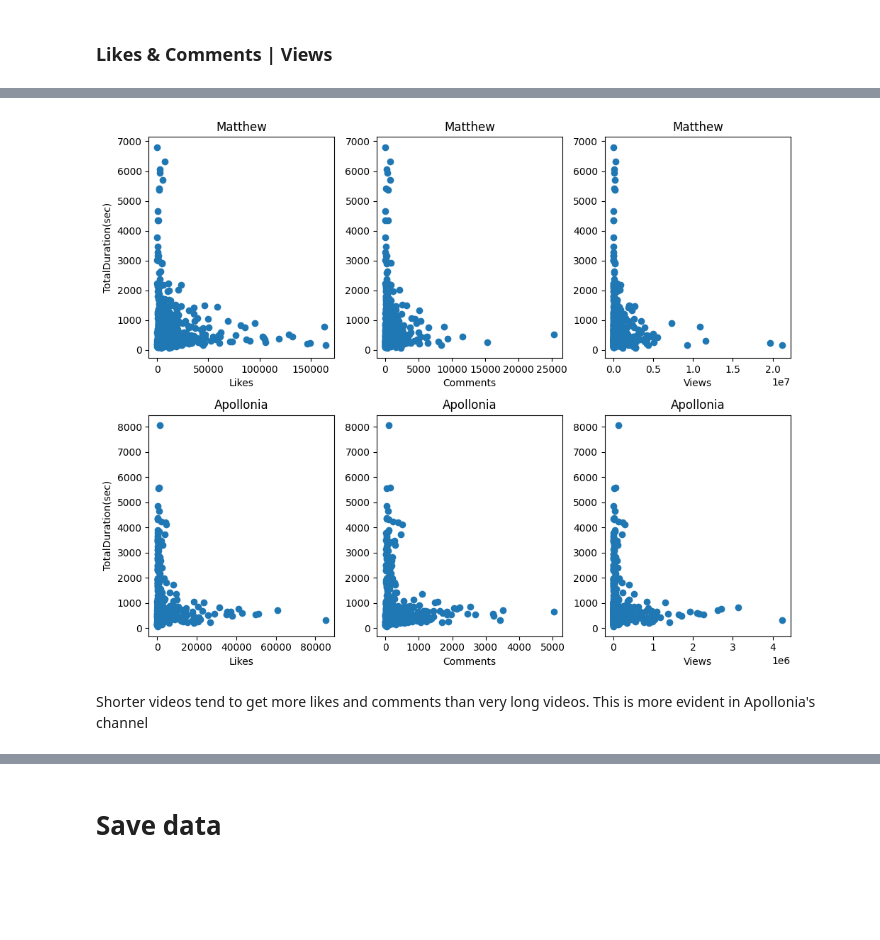
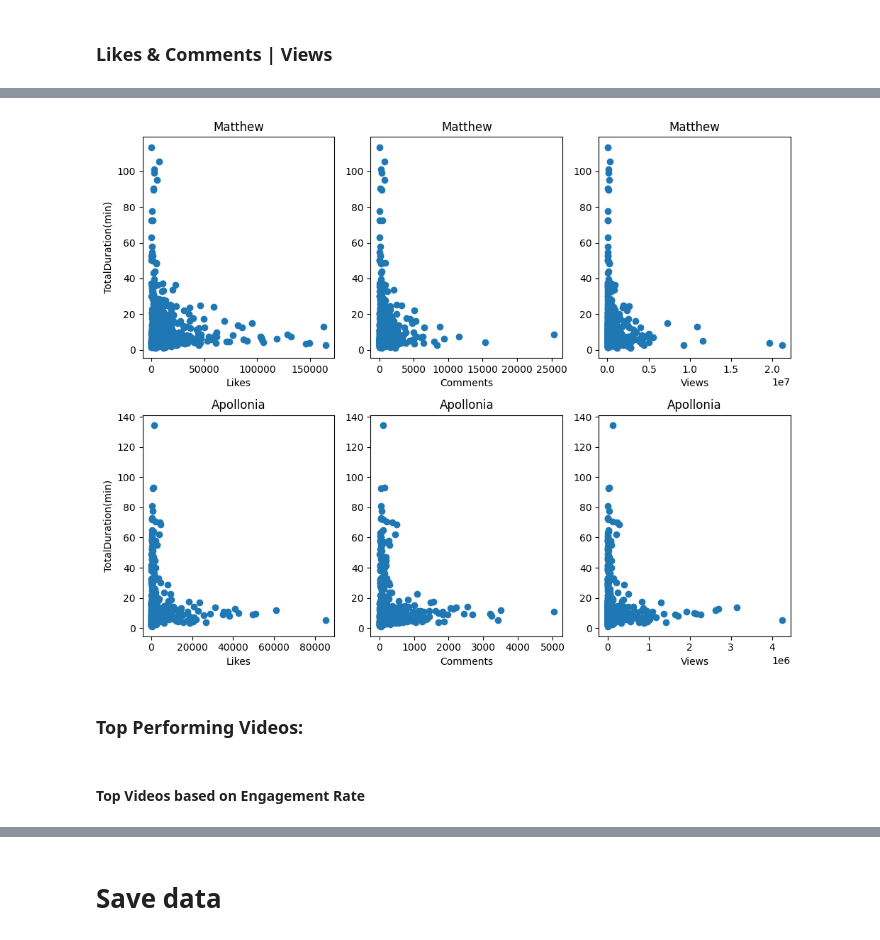
Before and after one commit to vsalto/Ironhack-Module3-project, a Jupyter notebook: notebooks/youtube_content_analysis.ipynb, the cells around one changed output, grey strips where cells are left out. Drawn from its saved outputs; the diff is of its cells as text; code cells hidden in the pictures; blank space fills up the shorter version.

```diff
--- a/notebooks/youtube_content_analysis.ipynb
+++ b/notebooks/youtube_content_analysis.ipynb
@@ -661,0 +764,6 @@ Channel Growth over time
+# %%
+mat_df['Engagement Rate'] = 100*(mat_df['Likes']+mat_df['Comments'])/mat_df['Views']
+apo_df['Engagement Rate'] = 100*(apo_df['Likes']+apo_df['Comments'])/apo_df['Views']
+display(mat_df['Engagement Rate'].describe())
+print()
+display(apo_df['Engagement Rate'].describe())
@@ -837,42 +1017,43 @@ plt.show()
 fig, axes = plt.subplots(2, 3, figsize=(10, 8))
 
 # Plot scatter
-axes[0, 0].scatter(mat_df['Likes'], mat_df['TotalDuration(sec)'])
-axes[0, 1].scatter(mat_df['Comments'], mat_df['TotalDuration(sec)'])
-axes[0, 2].scatter(mat_df['Views'], mat_df['TotalDuration(sec)'])
+axes[0, 0].scatter(mat_df['Likes'], mat_df['TotalDuration(sec)']/60)
+axes[0, 1].scatter(mat_df['Comments'], mat_df['TotalDuration(sec)']/60)
+axes[0, 2].scatter(mat_df['Views'], mat_df['TotalDuration(sec)']/60)
 
-axes[1, 0].scatter(apo_df['Likes'], apo_df['TotalDuration(sec)'])
-axes[1, 1].scatter(apo_df['Comments'], apo_df['TotalDuration(sec)'])
-axes[1, 2].scatter(apo_df['Views'], apo_df['TotalDuration(sec)'])
+axes[1, 0].scatter(apo_df['Likes'], apo_df['TotalDuration(sec)']/60)
+axes[1, 1].scatter(apo_df['Comments'], apo_df['TotalDuration(sec)']/60)
+axes[1, 2].scatter(apo_df['Views'], apo_df['TotalDuration(sec)']/60)
 
 
 # Add axis labels
-axes[0, 0].set_ylabel('TotalDuration(sec)')
+axes[0, 0].set_ylabel('TotalDuration(min)')
 axes[0, 0].set_xlabel('Likes')
 axes[0, 1].set_xlabel('Comments')
 axes[0, 2].set_xlabel('Views')
 
-axes[1, 0].set_ylabel('TotalDuration(sec)')
+axes[1, 0].set_ylabel('TotalDuration(min)')
 axes[1, 0].set_xlabel('Likes')
 axes[1, 1].set_xlabel('Comments')
 axes[1, 2].set_xlabel('Views')
 
 
 axes[0, 0].set_title('Matthew')
 axes[0, 1].set_title('Matthew')
 axes[0, 2].set_title('Matthew')
 axes[1, 0].set_title('Apollonia')
 axes[1, 1].set_title('Apollonia')
 axes[1, 2].set_title('Apollonia')
 
 
 # Adjust layout
 plt.tight_layout()
 
 # Show the plot
 plt.show()
 # %% [output]
-[figure, old version]
+[figure, new version]
-# %% [markdown]
-Shorter videos tend to get more likes and comments than very long videos.
-This is more evident in Apollonia's channel
+# %% [markdown]
+### Top Performing Videos:
+# %% [markdown]
+#### Top Videos based on Engagement Rate
```
Also changed, not shown: parts of 50 cells of this notebook.
